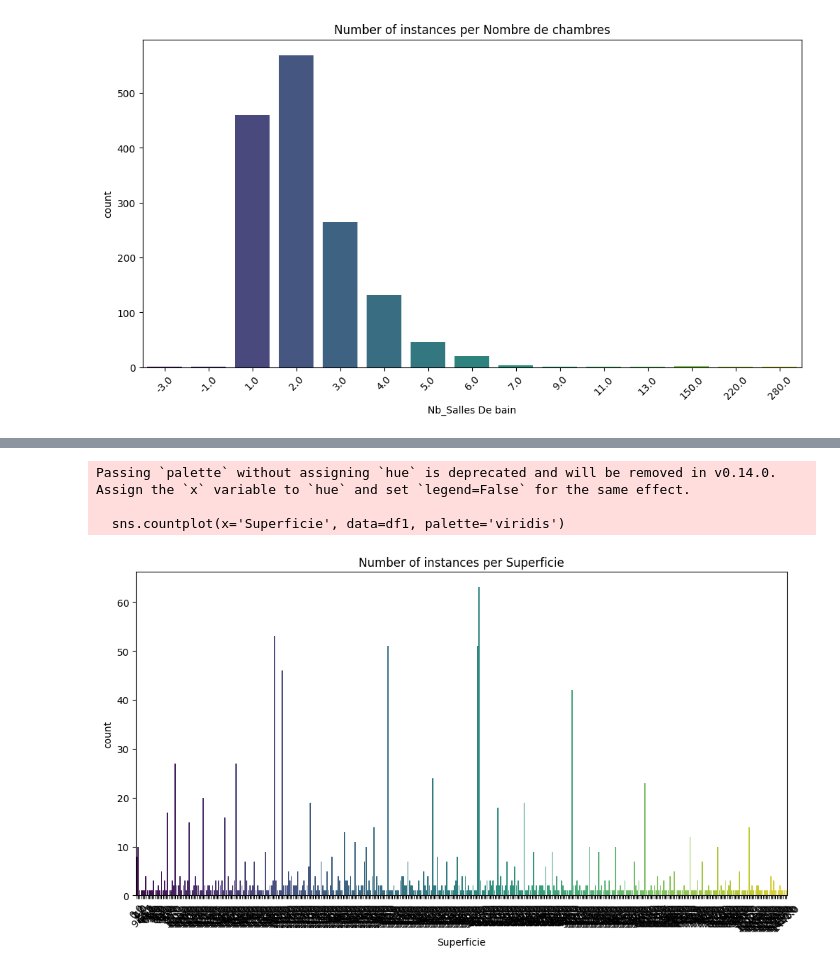
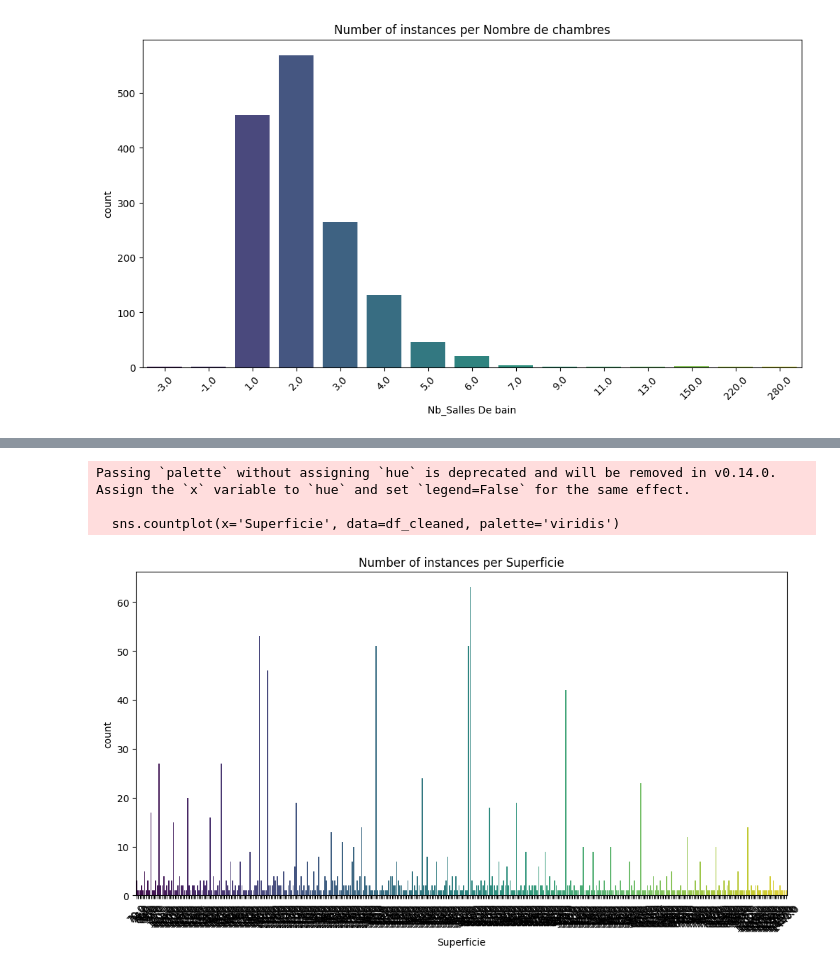
Before and after one commit to NA5KO/House_price_prediction, a Jupyter notebook: Amine/DataUnderstanding.ipynb, the cells around one changed output, grey strips where cells are left out. Cells and saved outputs as stored; diff of their text form; code cells hidden in the pictures.

Commit message:
data finialized

```diff
--- a/Amine/DataUnderstanding.ipynb
+++ b/Amine/DataUnderstanding.ipynb
@@ -126,17 +126,17 @@ Passing `palette` without assigning `hue` is deprecated and will be removed in v
 [figure]
 # %%
 # Quantile values for Superficie
-superficie_quantiles = df['Superficie'].quantile([0.25, 0.5, 0.98])
+superficie_quantiles = df['Superficie'].quantile([0.020, 0.5, 0.98])
 print("Superficie Quantiles:")
 print(superficie_quantiles)
 
 # Quantile values for Nb_Chambres
-nb_chambres_quantiles = df['Nb_Chambres'].quantile([0.25, 0.5, 0.98])
+nb_chambres_quantiles = df['Nb_Chambres'].quantile([0.0013, 0.5, 0.98])
 print("Nb_Chambres Quantiles:")
 print(nb_chambres_quantiles)
 
 # Quantile values for Nb_Salles De bain
-nb_salles_de_bain_quantiles = df['Nb_Salles De bain'].quantile([0.25, 0.5, 0.98])
+nb_salles_de_bain_quantiles = df['Nb_Salles De bain'].quantile([0.0013, 0.5, 0.98])
 print("Nb_Salles De bain Quantiles:")
 print(nb_salles_de_bain_quantiles)
 # %% [output]
@@ -158,8 +158,11 @@ Name: Nb_Salles De bain, dtype: float64
 # %%
 print("Number of rows before removing outliers:", df.shape[0])
 df_cleaned = df[
+    (df['Superficie'] >= superficie_quantiles[0.020]) &
     (df['Superficie'] <= superficie_quantiles[0.98]) &
+    (df['Nb_Chambres'] >= nb_chambres_quantiles[0.0013]) &
     (df['Nb_Chambres'] <= nb_chambres_quantiles[0.98]) &
+    (df['Nb_Salles De bain'] >= nb_salles_de_bain_quantiles[0.0013]) &
     (df['Nb_Salles De bain'] <= nb_salles_de_bain_quantiles[0.98])
 ]
 
@@ -196,11 +199,11 @@ Passing `palette` without assigning `hue` is deprecated and will be removed in v
 # %%
 plt.figure(figsize=(12, 6))
-sns.countplot(x='Superficie', data=df1, palette='viridis')
+sns.countplot(x='Superficie', data=df_cleaned, palette='viridis')
 plt.title('Number of instances per Superficie')
 plt.xticks(rotation=45)
 plt.show()
 # %% [output]
 Passing `palette` without assigning `hue` is deprecated and will be removed in v0.14.0. Assign the `x` variable to `hue` and set `legend=False` for the same effect.
 
-  sns.countplot(x='Superficie', data=df1, palette='viridis')
+  sns.countplot(x='Superficie', data=df_cleaned, palette='viridis')
-[figure, old version]
+[figure, new version]
```
Also changed, not shown: parts of 5 cells of this notebook, 2 other files.
